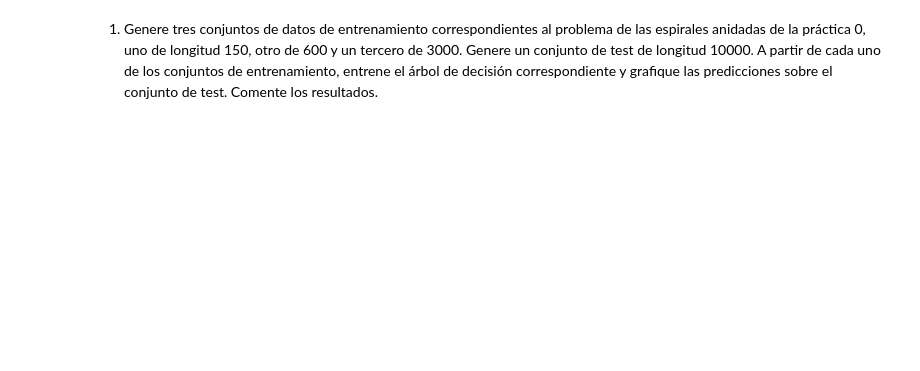
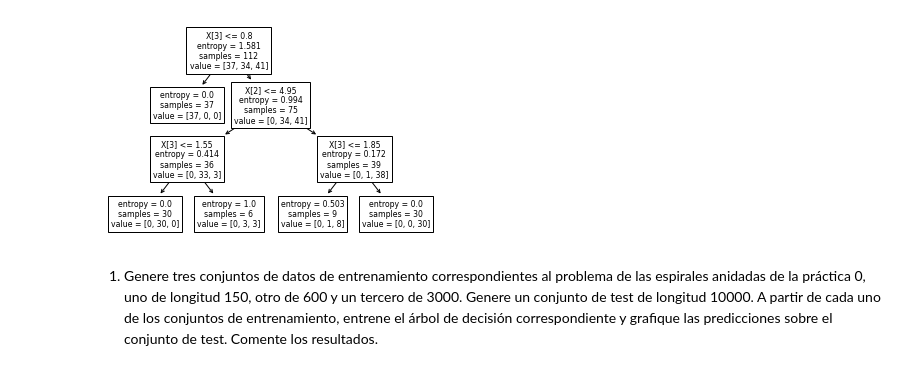
Before and after one commit to sebamoralesasd/IAA, a Jupyter notebook: tp1.ipynb, the cells around one changed output. Saved outputs shown, nothing was run; the diff lists cells and outputs as text; code cells hidden in the pictures; blank space fills up the shorter version.

```diff
--- a/tp1.ipynb
+++ b/tp1.ipynb
@@ -1,13 +1,15 @@
 # %%
 from arbol import *
 from base import *
 
-# GraficadorArbol().test()
+Arbol().test()
 
 # iris = load_iris(as_frame=True)
 # plt.plot(iris)
 
 # print(iris.data)
+# %% [output]
+[figure, added]
 # %% [markdown]
 1. Genere tres conjuntos de datos de entrenamiento correspondientes al problema de las espirales anidadas de la práctica 0, uno de longitud 150, otro de 600 y un tercero de 3000. Genere un conjunto de test de longitud 10000. A partir de cada uno de los conjuntos de entrenamiento, entrene el árbol de decisión correspondiente y grafique las predicciones sobre el conjunto de test. Comente los resultados.
 # %%
```
Also changed, not shown: parts of 7 cells of this notebook.
